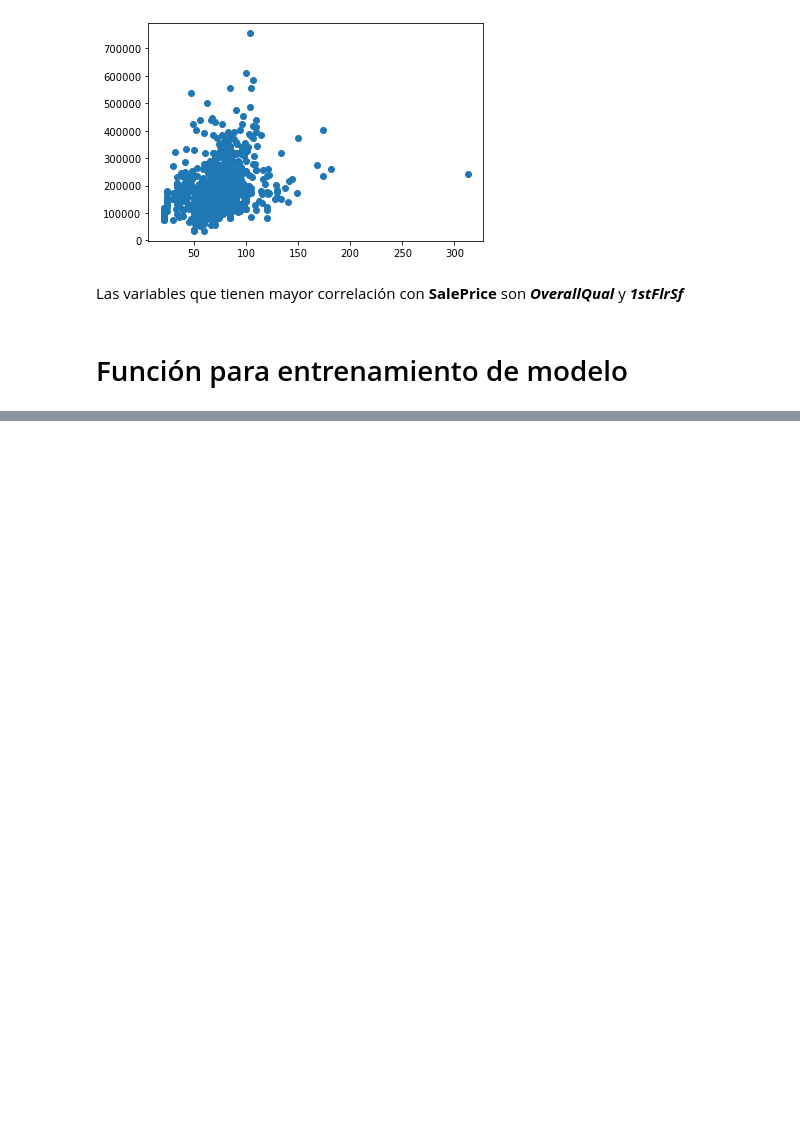
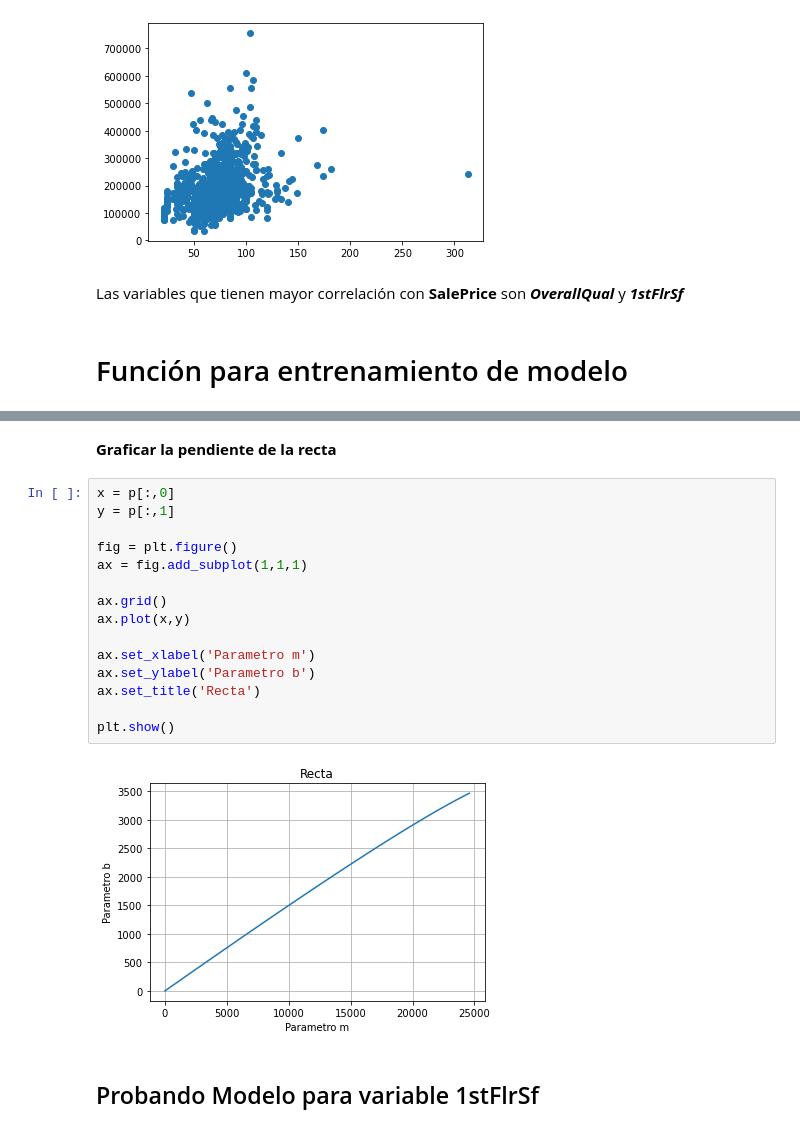
Before and after one commit to Jsolares17/Tareas_Python_Ciencia_Datos, a Jupyter notebook: ProyectoFinal.ipynb, the cells around one changed output, grey strips where cells are left out. Saved outputs shown, nothing was run; the diff lists cells and outputs as text; blank space fills up the shorter version.

```diff
--- a/ProyectoFinal.ipynb
+++ b/ProyectoFinal.ipynb
@@ -281,0 +244,21 @@ Se ha terminado el proceso de entrenamiento
+# %% [markdown]
+**Graficar la pendiente de la recta**
+# %%
+x = p[:,0]
+y = p[:,1]
+
+fig = plt.figure()
+ax = fig.add_subplot(1,1,1)
+
+ax.grid()
+ax.plot(x,y)
+
+ax.set_xlabel('Parametro m')
+ax.set_ylabel('Parametro b')
+ax.set_title('Recta')
+
+plt.show()
+# %% [output]
+[figure, added]
+# %% [markdown]
+## Probando Modelo para variable  1stFlrSf
```
Also changed, not shown: parts of 18 cells of this notebook.
